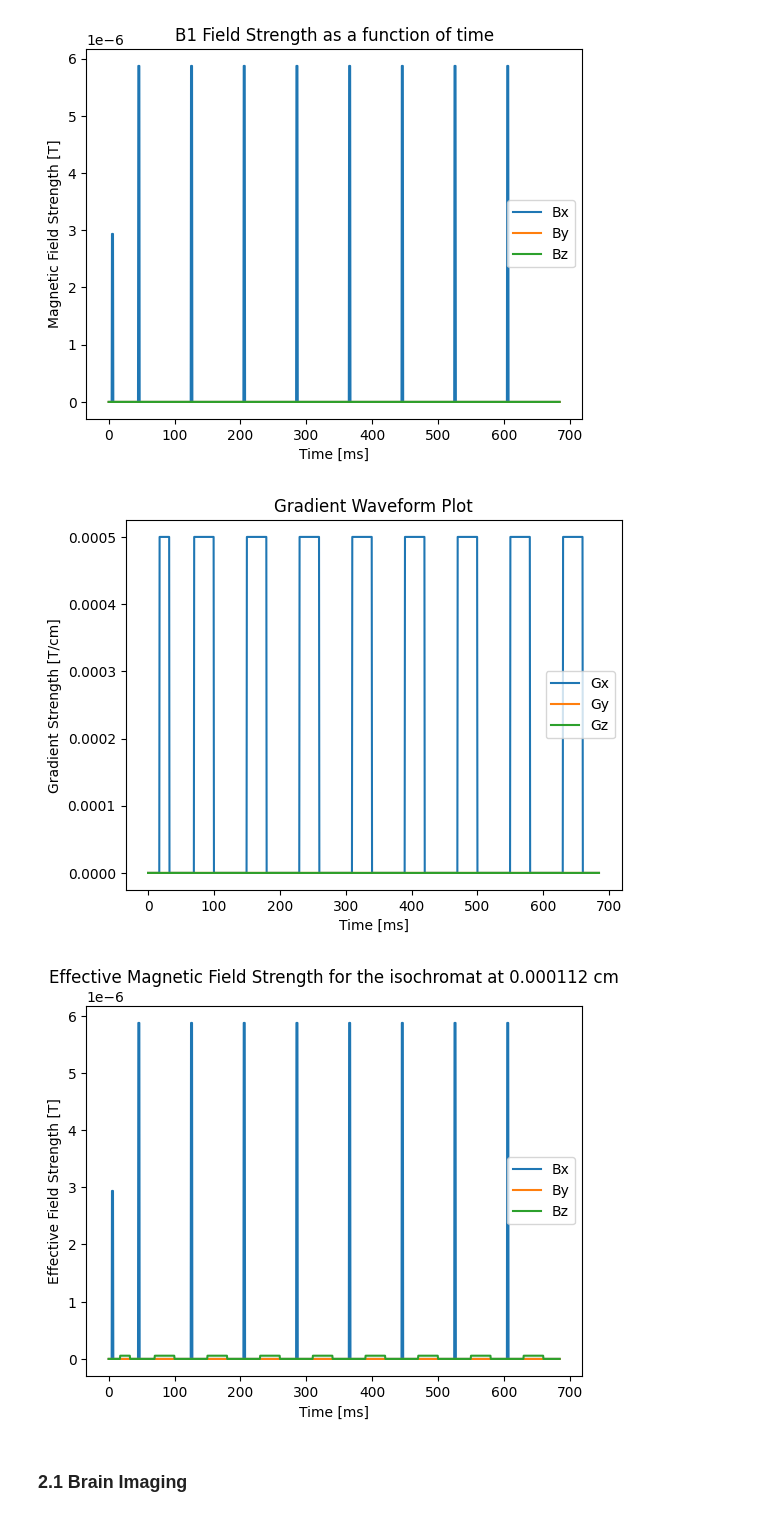
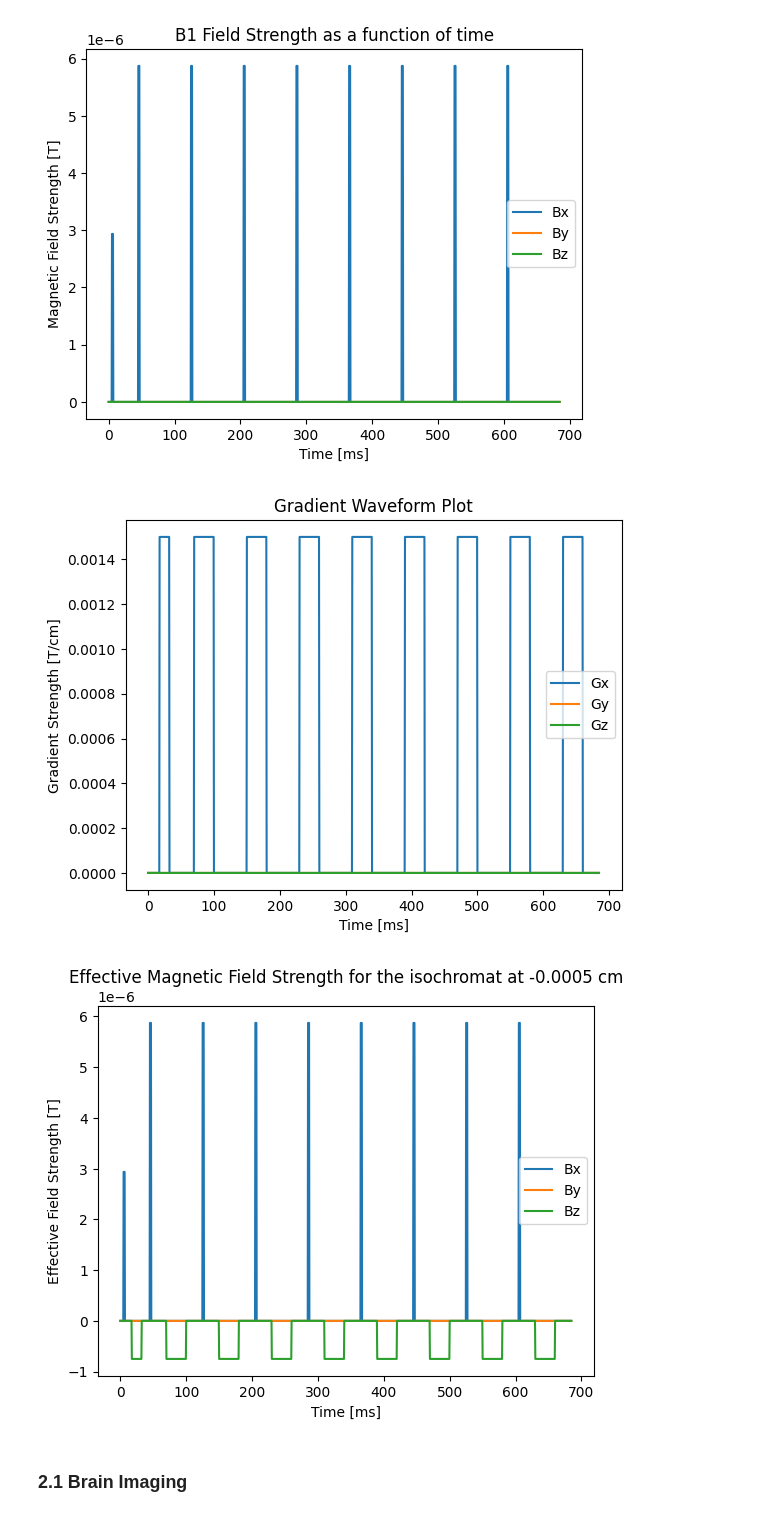
Before and after one commit to chlouly/BME599-Visualization-Project, a Jupyter notebook: main.ipynb, the cells around one changed output. Cells and saved outputs as stored; diff of their text form; code cells hidden in the pictures.

```diff
--- a/main.ipynb
+++ b/main.ipynb
@@ -11,7 +13,10 @@ import numpy as np
 import matplotlib as mpl
 import matplotlib.pyplot as plt
 
-mpl.rcParams['animation.ffmpeg_path'] = '/opt/homebrew/bin/ffmpeg'
+FFMPEG_PATH = "/usr/bin/ffmpeg"
+# FFMPEG_PATH = "/opt/homebrew/bin/ffmpeg"
+mpl.rcParams['animation.ffmpeg_path'] = FFMPEG_PATH
+mpl.rcParams['animation.html'] = "jshtml"
 
 from pulsegen import *
 from plotting import *
@@ -28,7 +33,7 @@ TE = 80             # Echo Time [ms]
 ETL = 8             # Echo Train Length
 PW = 2              # Width of Excitation and Refocuser Pulses [ms]
 G_dur = 30          # Frequency Encoding Gradient Durration [ms]
-G_amp = 0.0005      # Frequency Encoding Gradient Amplitude [T/cm]
+G_amp = 0.0015      # Frequency Encoding Gradient Amplitude [T/cm]
 start_pad = 5       # Dead time at the beginning of sequence [ms]
 dt = 0.01           # Simulation Timestep [ms]
 
@@ -78,7 +83,7 @@ plt.title("Gradient Waveform Plot")
 plt.legend()
 plt.show()
 # %% [output]
-[figure, old version]
+[figure, new version]
 # %%
 # Create Isochrmat positions
 iso_pos = np.zeros((3, num_iso))
@@ -92,22 +97,25 @@ iso_pos[fenc_dim, :] = np.linspace(-vox_x / 2, vox_x / 2, num_iso)
 #       I is the number of isochromats to be simulated (same as the variable num_iso)
 # We use the formula:
 #       B_eff = B1 + (G * r)
-B_eff = np.tile(B1.reshape(B1.shape + (1,)), (1, 1, num_iso))           # Repeat B1 for each isochromat
-B_eff[:, 2, :] += np.sum(G[:, :, None] * iso_pos[None, :, :], axis=1)   # We add the Field of the gradient at each isochromat location
+B_eff = np.zeros((ntime, 3, num_iso))
+# B_eff = np.tile(B1.reshape(B1.shape + (1,)), (1, 1, num_iso))           # Repeat B1 for each isochromat
+# B_eff[:, 2, :] += np.sum(G[:, :, None] * iso_pos[None, :, :], axis=1)   # We add the Field of the gradient at each isochromat location
+B_eff += B1[:, :, None]
+B_eff[:, 2, :] += np.sum(G[:, :, None] * iso_pos[None, :, :], axis=1)
 # %%
 # We can plot the B_eff signal for a particular isochromat as a sanity check. As we change plot_iso_ind, we should see the signal change
-plot_iso_ind = 30
+plot_iso_ind = 0
 
 plt.plot(time[::dsamp], B_eff[::dsamp, 0, plot_iso_ind], label="Bx")
 plt.plot(time[::dsamp], B_eff[::dsamp, 1, plot_iso_ind], label="By")
 plt.plot(time[::dsamp], B_eff[::dsamp, 2, plot_iso_ind], label="Bz")
 plt.xlabel("Time [ms]")
 plt.ylabel("Effective Field Strength [T]")
 plt.title(f"Effective Magnetic Field Strength for the isochromat at {iso_pos[fenc_dim, plot_iso_ind]:.3} cm")
 plt.legend()
 plt.show()
 # %% [output]
-[figure, old version]
+[figure, new version]
 # %% [markdown]
 ### 2.1 Brain Imaging
 # %%
```
Also changed, not shown: parts of 7 cells of this notebook, 32 other files.
